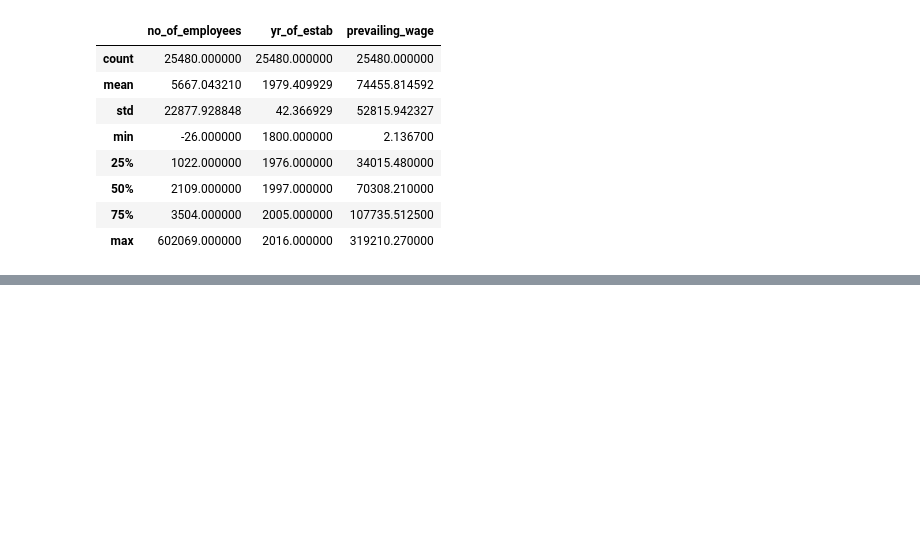
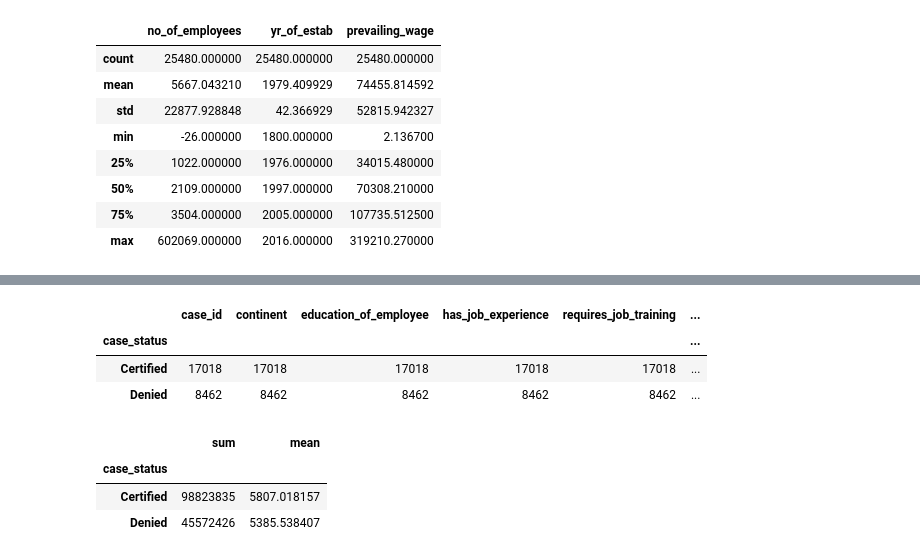
Before and after one commit to karanbgsr/MLOps, a Jupyter notebook: EDA.ipynb, the cells around one changed output, grey strips where cells are left out. Cells and saved outputs as stored; diff of their text form; code cells hidden in the pictures; blank space fills up the shorter version.

```diff
--- a/EDA.ipynb
+++ b/EDA.ipynb
@@ -49,0 +130,14 @@ df.describe()
+# %%
+df.groupby('case_status').count()
+# %% [output]
+|  | case_id | continent | education_of_employee | has_job_experience | requires_job_training | ... |
+| case_status |  |  |  |  |  | ... |
+| Certified | 17018 | 17018 | 17018 | 17018 | 17018 | ... |
+| Denied | 8462 | 8462 | 8462 | 8462 | 8462 | ... |
+# %%
+df.groupby('case_status')['no_of_employees'].agg(['sum','mean'])
+# %% [output]
+|  | sum | mean |
+| case_status |  |  |
+| Certified | 98823835 | 5807.018157 |
+| Denied | 45572426 | 5385.538407 |
```
Also changed, not shown: parts of 10 cells of this notebook, 1 other file.
